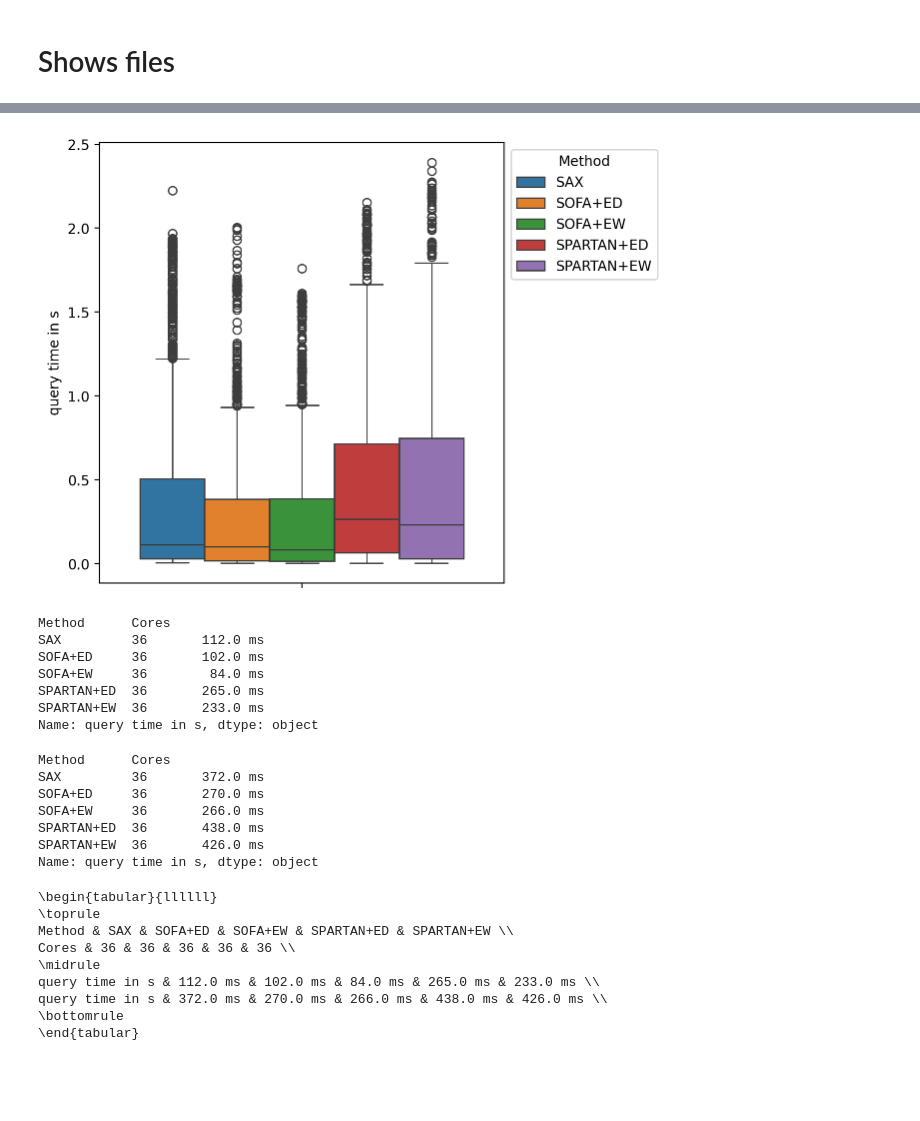
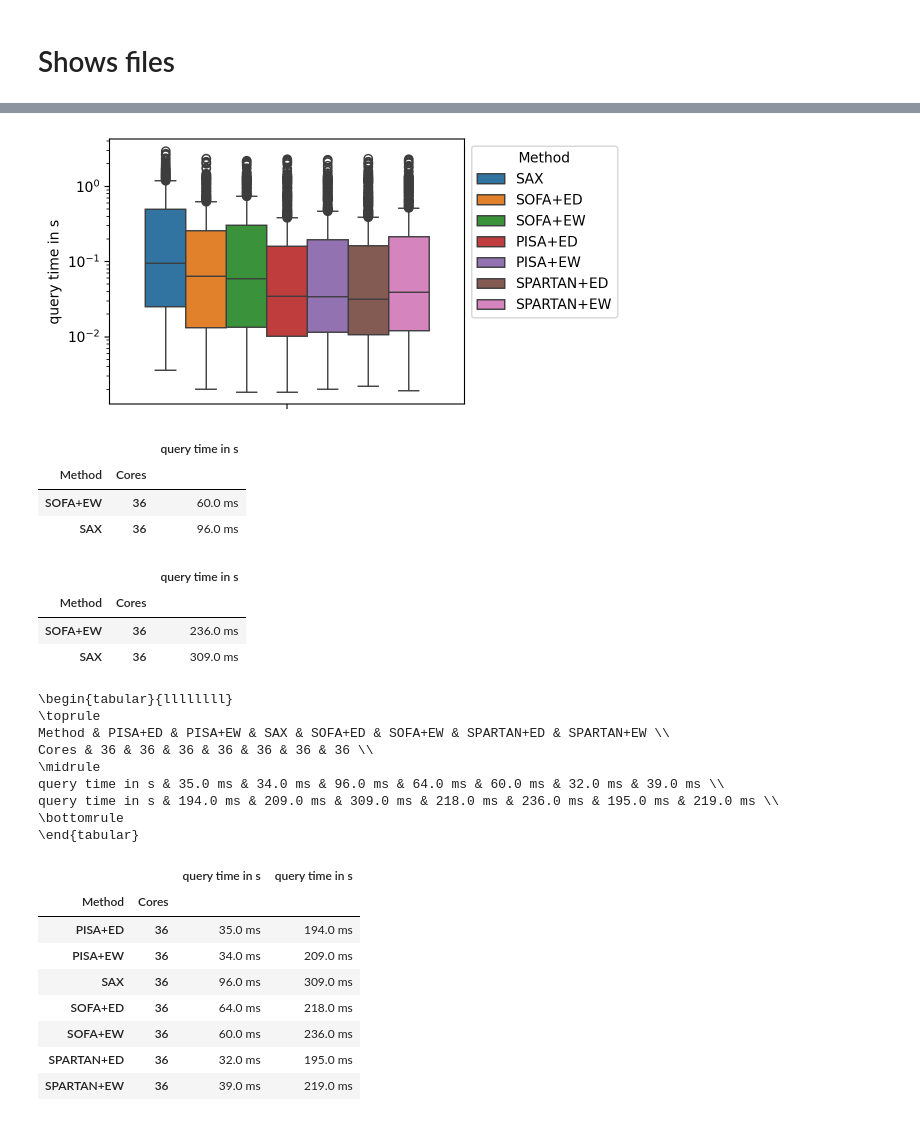
Before and after one commit to patrickzib/SOFA, a Jupyter notebook: notebooks/eval_all-spartan.ipynb, the cells around one changed output, grey strips where cells are left out. Cells and saved outputs as stored; diff of their text form; code cells hidden in the pictures; blank space fills up the shorter version.

```diff
--- a/notebooks/eval_all-spartan.ipynb
+++ b/notebooks/eval_all-spartan.ipynb
@@ -31,11 +31,20 @@ The autoreload extension is already loaded. To reload it, use:
 config_names = ["SAX",
                 "SOFA+ED",
                 "SOFA+EW",
+                "PISA+ED",
+                "PISA+EW",
                 "SPARTAN+ED",
                 "SPARTAN+EW",
                ]
 
 
-path = "logs/MESSI_SFA_logs_spartan"
+# path = "logs/MESSI_SFA_logs_pisa"
+# path = "logs/MESSI_SFA_logs_spartan3"
+# path = "logs/MESSI_SFA_logs_spartan4"
+# path = "logs/MESSI_SFA_logs_spartan_dyn_4"
+path = "logs/MESSI_SFA_logs_spartan_dyn_4_2"
+# path = "logs/MESSI_SFA_logs"
+
+
 all_files = read_logs(log_type="query", path=path, config_names = config_names)
 # %% [output]
@@ -264,44 +287,55 @@ plt.show()
 # %%
-ax = sns.boxplot(hue="Method", y="query time in s", data=subset)
+fig, ax = plt.subplots(figsize=(6,3))
+
+ax = sns.boxplot(hue="Method", y="query time in s", data=subset, ax=ax)
 sns.move_legend(ax, "upper left", bbox_to_anchor=(1, 1))
+ax.set_yscale("log")
 
 plt.tight_layout()
 plt.savefig("images/experiment_spartan_boxplot.pdf", bbox_inches='tight')
 plt.show()
 # %% [output]
-[figure, old version]
+[figure, new version]
 # %%
 result_median = subset.groupby(["Method","Cores"])["query time in s"].median().transform(lambda l: str(np.round(l * 1000))+" ms")
-result_median
+# pd.DataFrame(result_median[["SPARTAN+EW","PISA+EW","SOFA+EW","SAX"]].sort_values())
+pd.DataFrame(result_median[["SOFA+EW","SAX"]].sort_values())
 # %% [output]
-Method      Cores
-SAX         36       112.0 ms
-SOFA+ED     36       102.0 ms
-SOFA+EW     36        84.0 ms
-SPARTAN+ED  36       265.0 ms
-SPARTAN+EW  36       233.0 ms
-Name: query time in s, dtype: object
+|  |  | query time in s |
+| Method | Cores |  |
+| SOFA+EW | 36 | 60.0 ms |
+| SAX | 36 | 96.0 ms |
 # %%
 result_mean = subset.groupby(["Method","Cores"])["query time in s"].mean().transform(lambda l: str(np.round(l * 1000))+" ms")
-result_mean
+# pd.DataFrame(result_mean[["SPARTAN+EW","PISA+EW","SOFA+EW","SAX" ]].sort_values())
+pd.DataFrame(result_mean[["SOFA+EW","SAX" ]].sort_values())
 # %% [output]
-Method      Cores
-SAX         36       372.0 ms
-SOFA+ED     36       270.0 ms
-SOFA+EW     36       266.0 ms
-SPARTAN+ED  36       438.0 ms
-SPARTAN+EW  36       426.0 ms
-Name: query time in s, dtype: object
+|  |  | query time in s |
+| Method | Cores |  |
+| SOFA+EW | 36 | 236.0 ms |
+| SAX | 36 | 309.0 ms |
 # %%
 result_all = pd.concat([result_median, result_mean], axis=1)
 print(result_all.T.to_latex())
 # %% [output]
-\begin{tabular}{llllll}
+\begin{tabular}{llllllll}
 \toprule
-Method & SAX & SOFA+ED & SOFA+EW & SPARTAN+ED & SPARTAN+EW \\
-Cores & 36 & 36 & 36 & 36 & 36 \\
+Method & PISA+ED & PISA+EW & SAX & SOFA+ED & SOFA+EW & SPARTAN+ED & SPARTAN+EW \\
+Cores & 36 & 36 & 36 & 36 & 36 & 36 & 36 \\
 \midrule
-query time in s & 112.0 ms & 102.0 ms & 84.0 ms & 265.0 ms & 233.0 ms \\
-query time in s & 372.0 ms & 270.0 ms & 266.0 ms & 438.0 ms & 426.0 ms \\
+query time in s & 35.0 ms & 34.0 ms & 96.0 ms & 64.0 ms & 60.0 ms & 32.0 ms & 39.0 ms \\
+query time in s & 194.0 ms & 209.0 ms & 309.0 ms & 218.0 ms & 236.0 ms & 195.0 ms & 219.0 ms \\
 \bottomrule
 \end{tabular}
+# %%
+result_all
+# %% [output]
+|  |  | query time in s | query time in s |
+| Method | Cores |  |  |
+| PISA+ED | 36 | 35.0 ms | 194.0 ms |
+| PISA+EW | 36 | 34.0 ms | 209.0 ms |
+| SAX | 36 | 96.0 ms | 309.0 ms |
+| SOFA+ED | 36 | 64.0 ms | 218.0 ms |
+| SOFA+EW | 36 | 60.0 ms | 236.0 ms |
+| SPARTAN+ED | 36 | 32.0 ms | 195.0 ms |
+| SPARTAN+EW | 36 | 39.0 ms | 219.0 ms |
```
Also changed, not shown: parts of 9 cells of this notebook, 4 other files.
